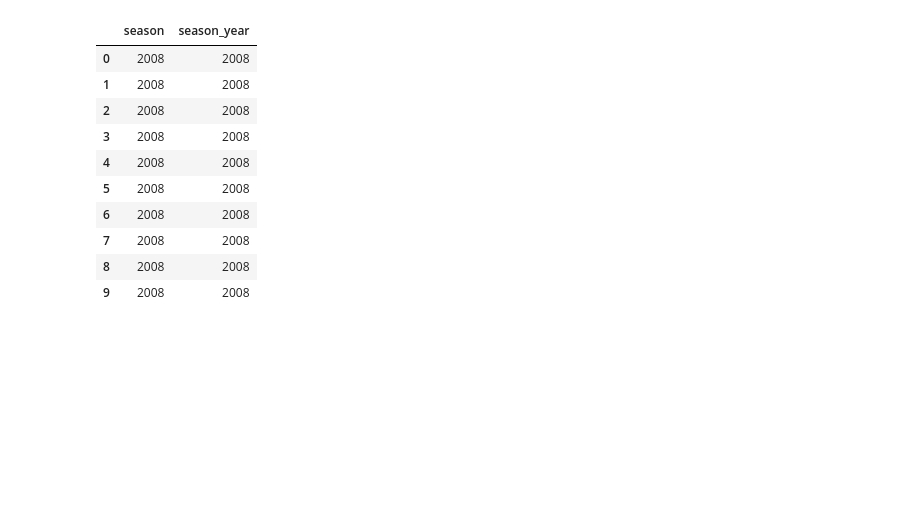
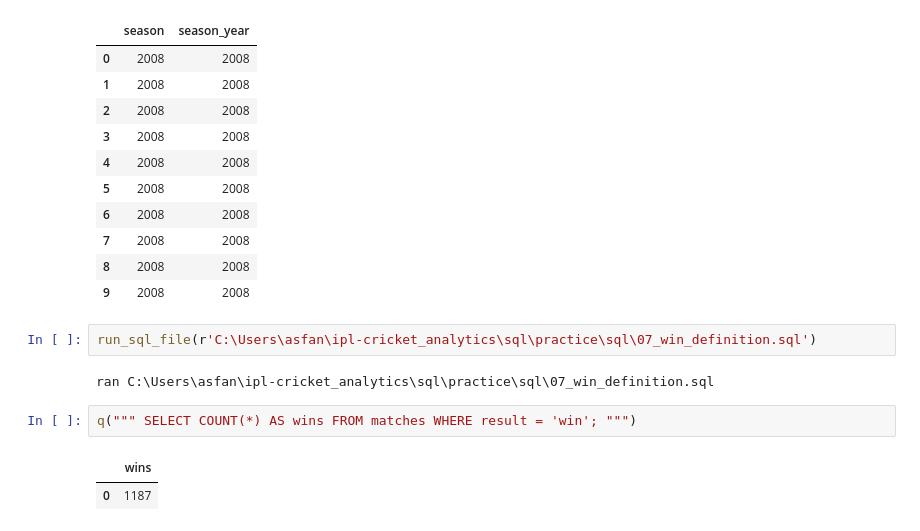
Before and after one commit to mhdasfanbca25dbi-del/ipl_cricket_analytics, a Jupyter notebook: notebooks/02_preparation.ipynb, the cells around one changed output. Cells and saved outputs as stored; diff of their text form; blank space fills up the shorter version.

```diff
--- a/notebooks/02_preparation.ipynb
+++ b/notebooks/02_preparation.ipynb
@@ -141,3 +122,12 @@ q(""" SELECT    season,    season_year FROM v_matches_season_clean LIMIT 10; """
 | 7 | 2008 | 2008 |
 | 8 | 2008 | 2008 |
 | 9 | 2008 | 2008 |
+# %%
+run_sql_file(r'C:\Users\asfan\ipl-cricket_analytics\sql\practice\sql\07_win_definition.sql')
+# %% [output]
+ran C:\Users\asfan\ipl-cricket_analytics\sql\practice\sql\07_win_definition.sql
+# %%
+q(""" SELECT COUNT(*) AS wins FROM matches WHERE result = 'win'; """)
+# %% [output]
+|  | wins |
+| 0 | 1187 |
```
Also changed, not shown: parts of 10 cells of this notebook, 8 other files.
